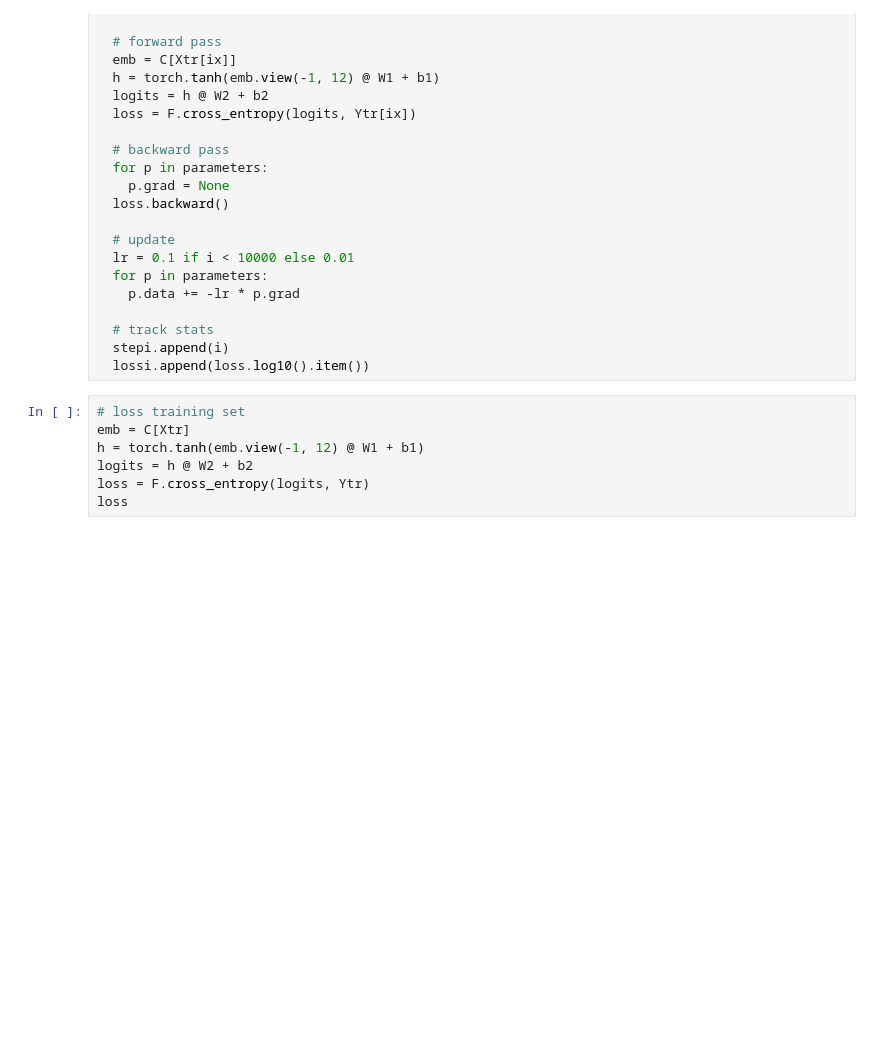
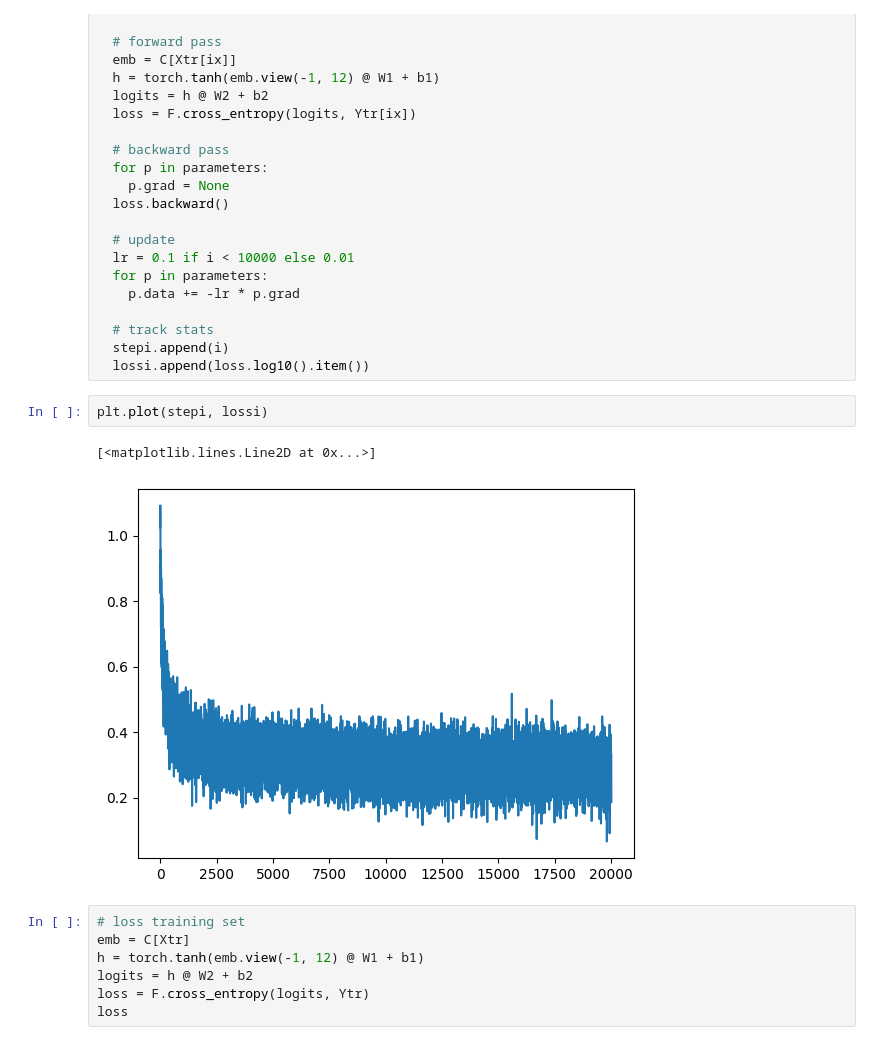
Before and after one commit to alicecongiu01-oss/EXERCISE-3, a Jupyter notebook: EXERCISE_3.ipynb, the cells around one changed output. Saved outputs shown, nothing was run; the diff lists cells and outputs as text; blank space fills up the shorter version.

```diff
--- a/EXERCISE_3.ipynb
+++ b/EXERCISE_3.ipynb
@@ -118,6 +116,11 @@ for i in range(20000):
   # track stats
   stepi.append(i)
   lossi.append(loss.log10().item())
+# %%
+plt.plot(stepi, lossi)
+# %% [output]
+[<matplotlib.lines.Line2D at 0x...>]
+[figure, added]
 # %%
 # loss training set
 emb = C[Xtr]
```
Also changed, not shown: parts of 1 cell of this notebook.
